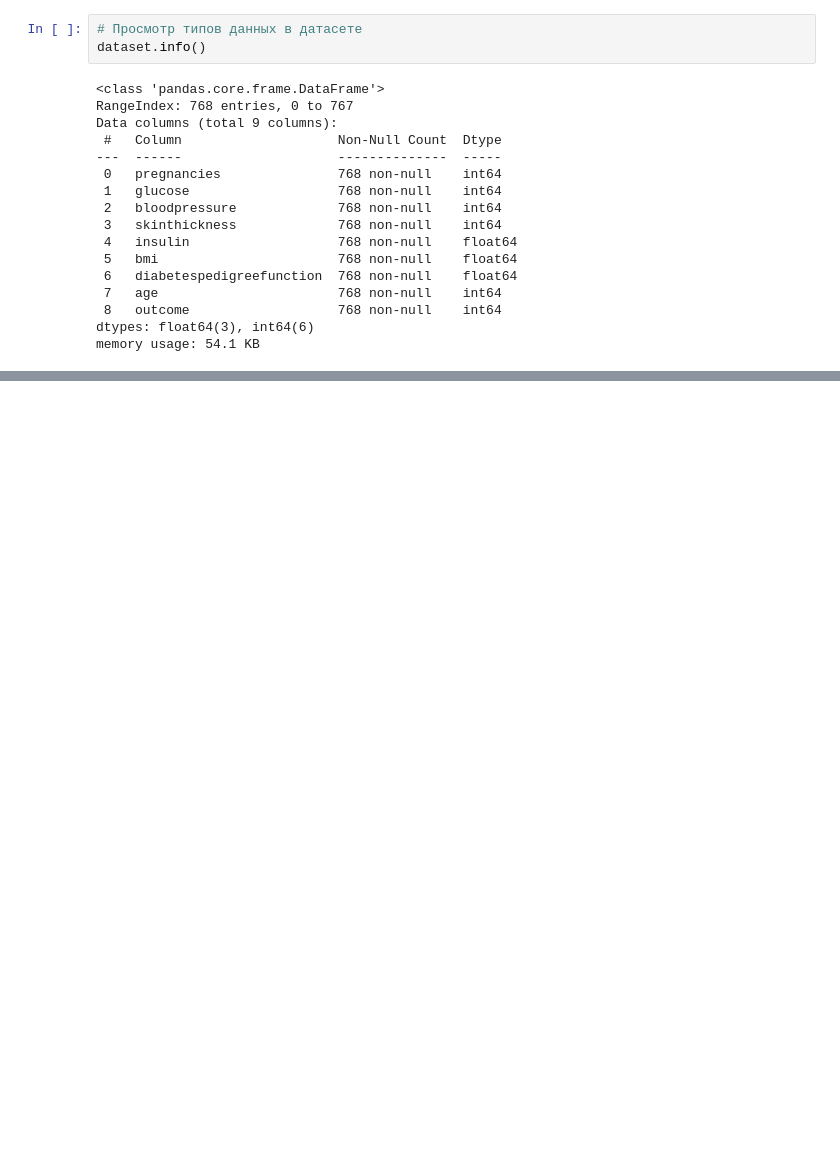
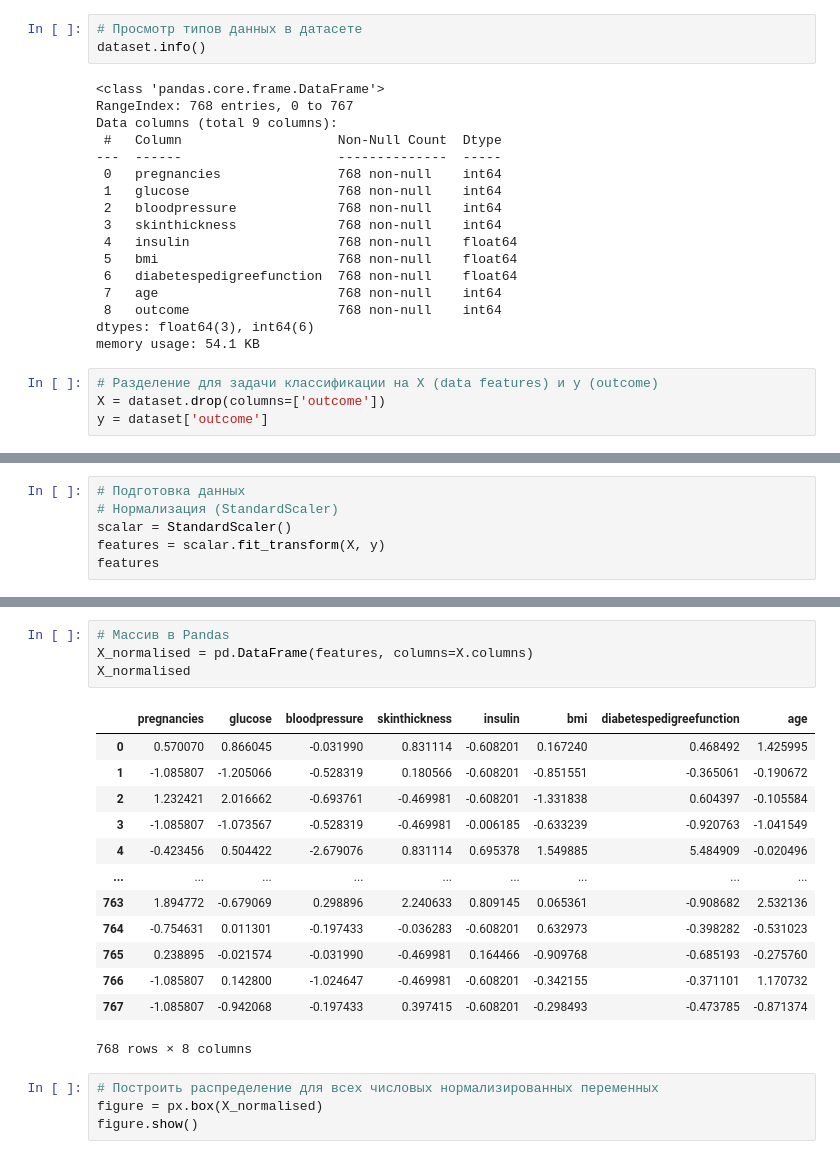
Before and after one commit to SotGE/innopolis2023, a Jupyter notebook: lesson12/lesson12.ipynb, the cells around one changed output, grey strips where cells are left out. Saved outputs shown, nothing was run; the diff lists cells and outputs as text; blank space fills up the shorter version.

```diff
--- a/lesson12/lesson12.ipynb
+++ b/lesson12/lesson12.ipynb
@@ -162,3 +162,7 @@ Data columns (total 9 columns):
  8   outcome                   768 non-null    int64
 dtypes: float64(3), int64(6)
 memory usage: 54.1 KB
+# %%
+# Разделение для задачи классификации на X (data features) и y (outcome)
+X = dataset.drop(columns=['outcome'])
+y = dataset['outcome']
@@ -164,0 +173,6 @@ memory usage: 54.1 KB
+# %%
+# Подготовка данных
+# Нормализация (StandardScaler)
+scalar = StandardScaler()
+features = scalar.fit_transform(X, y)
+features
@@ -164,0 +193,22 @@ memory usage: 54.1 KB
+# %%
+# Массив в Pandas
+X_normalised = pd.DataFrame(features, columns=X.columns)
+X_normalised
+# %% [output]
+|  | pregnancies | glucose | bloodpressure | skinthickness | insulin | bmi | diabetespedigreefunction | age |
+| 0 | 0.570070 | 0.866045 | -0.031990 | 0.831114 | -0.608201 | 0.167240 | 0.468492 | 1.425995 |
+| 1 | -1.085807 | -1.205066 | -0.528319 | 0.180566 | -0.608201 | -0.851551 | -0.365061 | -0.190672 |
+| 2 | 1.232421 | 2.016662 | -0.693761 | -0.469981 | -0.608201 | -1.331838 | 0.604397 | -0.105584 |
+| 3 | -1.085807 | -1.073567 | -0.528319 | -0.469981 | -0.006185 | -0.633239 | -0.920763 | -1.041549 |
+| 4 | -0.423456 | 0.504422 | -2.679076 | 0.831114 | 0.695378 | 1.549885 | 5.484909 | -0.020496 |
+| ... | ... | ... | ... | ... | ... | ... | ... | ... |
+| 763 | 1.894772 | -0.679069 | 0.298896 | 2.240633 | 0.809145 | 0.065361 | -0.908682 | 2.532136 |
+| 764 | -0.754631 | 0.011301 | -0.197433 | -0.036283 | -0.608201 | 0.632973 | -0.398282 | -0.531023 |
+| 765 | 0.238895 | -0.021574 | -0.031990 | -0.469981 | 0.164466 | -0.909768 | -0.685193 | -0.275760 |
+| 766 | -1.085807 | 0.142800 | -1.024647 | -0.469981 | -0.608201 | -0.342155 | -0.371101 | 1.170732 |
+| 767 | -1.085807 | -0.942068 | -0.197433 | 0.397415 | -0.608201 | -0.298493 | -0.473785 | -0.871374 |
+768 rows × 8 columns
+# %%
+# Построить распределение для всех числовых нормализированных переменных
+figure = px.box(X_normalised)
+figure.show()
```
Also changed, not shown: parts of 3 cells of this notebook.
